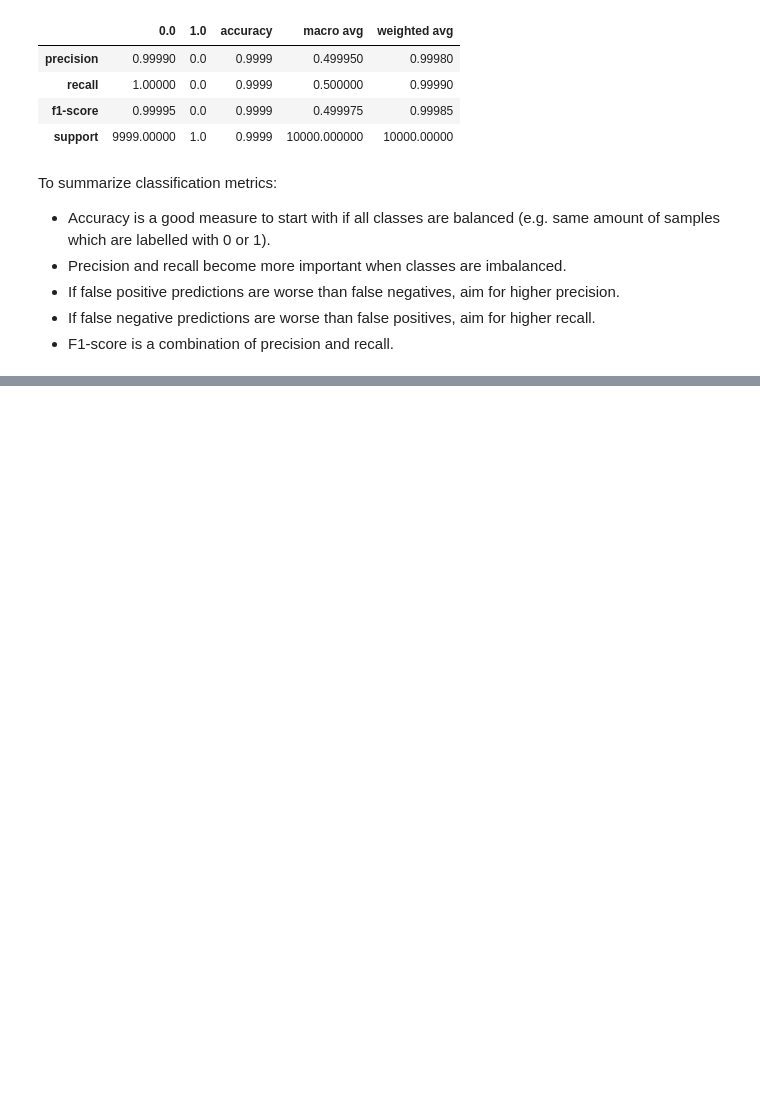
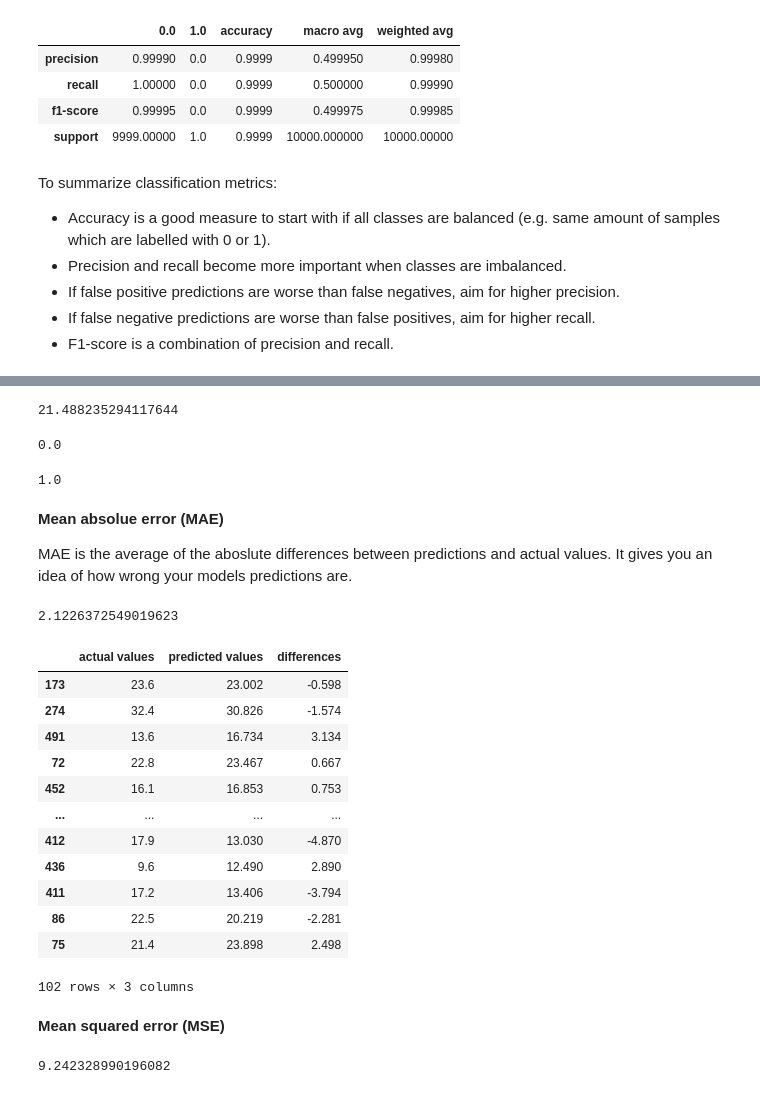
Before and after one commit to VishwasMore/introduction-to-MachineLearning, a Jupyter notebook: introduction-to-scikit-learn.ipynb, the cells around one changed output, grey strips where cells are left out. Cells and saved outputs as stored; diff of their text form; code cells hidden in the pictures; blank space fills up the shorter version.

Commit message:
Evaluating Regression Model

```diff
--- a/introduction-to-scikit-learn.ipynb
+++ b/introduction-to-scikit-learn.ipynb
@@ -951,0 +965,9 @@ To summarize classification metrics:
+# %%
+# Import boston housing data
+from sklearn.datasets import load_boston
+boston = load_boston()
+boston;
+
+boston_df = pd.DataFrame(boston["data"], columns=boston["feature_names"])
+boston_df["target"] = pd.Series(boston["target"])
+boston_df.head()
@@ -951,0 +981,13 @@ To summarize classification metrics:
+# %%
+from sklearn.ensemble import RandomForestRegressor
+from sklearn.datasets import load_boston
+
+np.random.seed(42)
+
+X = boston_df.drop("target", axis=1)
+y = boston_df["target"]
+
+X_train, X_test, y_train, y_test = train_test_split(X, y, test_size=0.2)
+
+model = RandomForestRegressor(n_estimators=100)
+model.fit(X_train, y_train);
@@ -951,0 +1003,57 @@ To summarize classification metrics:
+# %%
+y_test.mean()
+# %% [output]
+21.488235294117644
+# %%
+# Model only predicting the mean gets an R^2 score of 0
+r2_score(y_test, y_test_mean)
+# %% [output]
+0.0
+# %%
+# Model predicting perfectly the correct values gets an R^2 score of 1
+r2_score(y_test, y_test)
+# %% [output]
+1.0
+# %% [markdown]
+**Mean absolue error (MAE)**
+
+MAE is the average of the aboslute differences between predictions and actual values. It gives you an idea of how wrong your models predictions are.
+# %%
+# Mean absolute error
+from sklearn.metrics import mean_absolute_error
+
+y_preds = model.predict(X_test)
+mae = mean_absolute_error(y_test, y_preds)
+mae
+# %% [output]
+2.1226372549019623
+# %%
+df = pd.DataFrame(data={"actual values": y_test,
+                        "predicted values": y_preds})
+df["differences"] = df["predicted values"] - df["actual values"]
+df
+# %% [output]
+|  | actual values | predicted values | differences |
+| 173 | 23.6 | 23.002 | -0.598 |
+| 274 | 32.4 | 30.826 | -1.574 |
+| 491 | 13.6 | 16.734 | 3.134 |
+| 72 | 22.8 | 23.467 | 0.667 |
+| 452 | 16.1 | 16.853 | 0.753 |
+| ... | ... | ... | ... |
+| 412 | 17.9 | 13.030 | -4.870 |
+| 436 | 9.6 | 12.490 | 2.890 |
+| 411 | 17.2 | 13.406 | -3.794 |
+| 86 | 22.5 | 20.219 | -2.281 |
+| 75 | 21.4 | 23.898 | 2.498 |
+102 rows × 3 columns
+# %% [markdown]
+**Mean squared error (MSE)**
+# %%
+# Mean squared error
+from sklearn.metrics import mean_squared_error
+
+y_preds = model.predict(X_test)
+mse = mean_squared_error(y_test, y_preds)
+mse
+# %% [output]
+9.242328990196082
```
Also changed, not shown: parts of 8 cells of this notebook.
